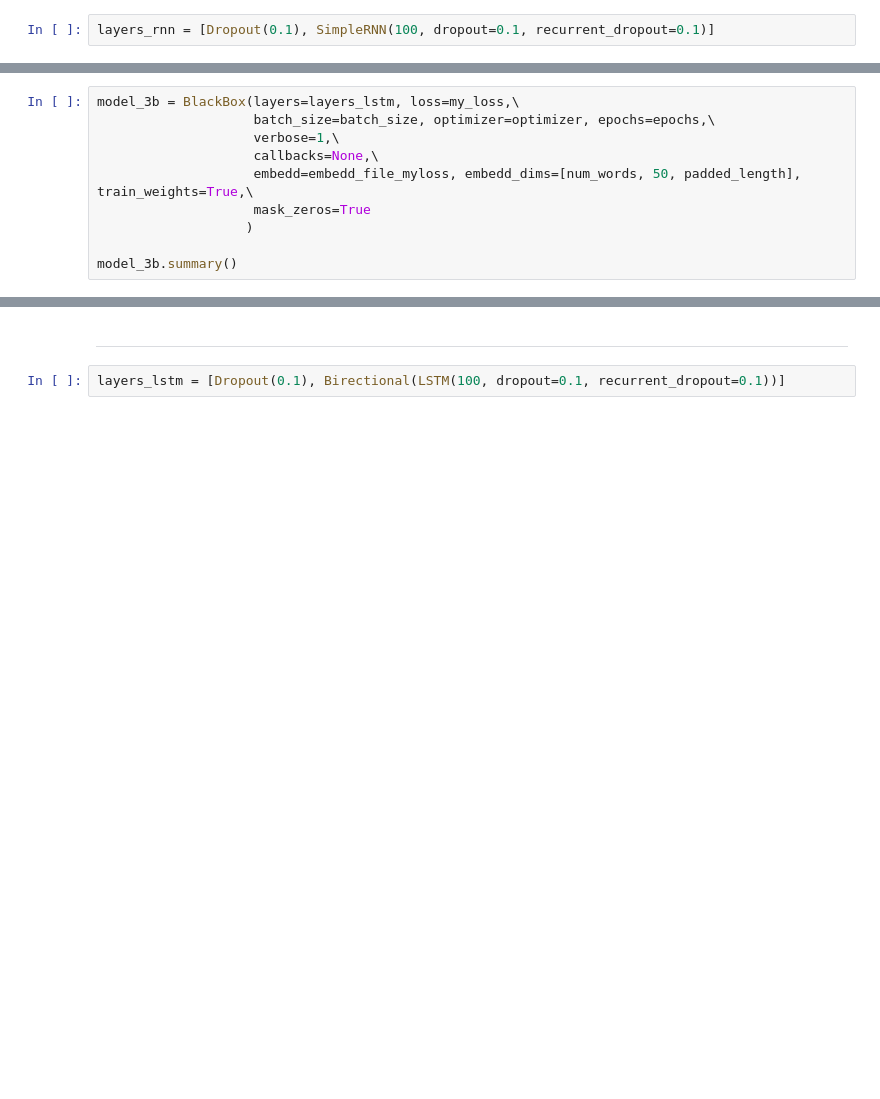
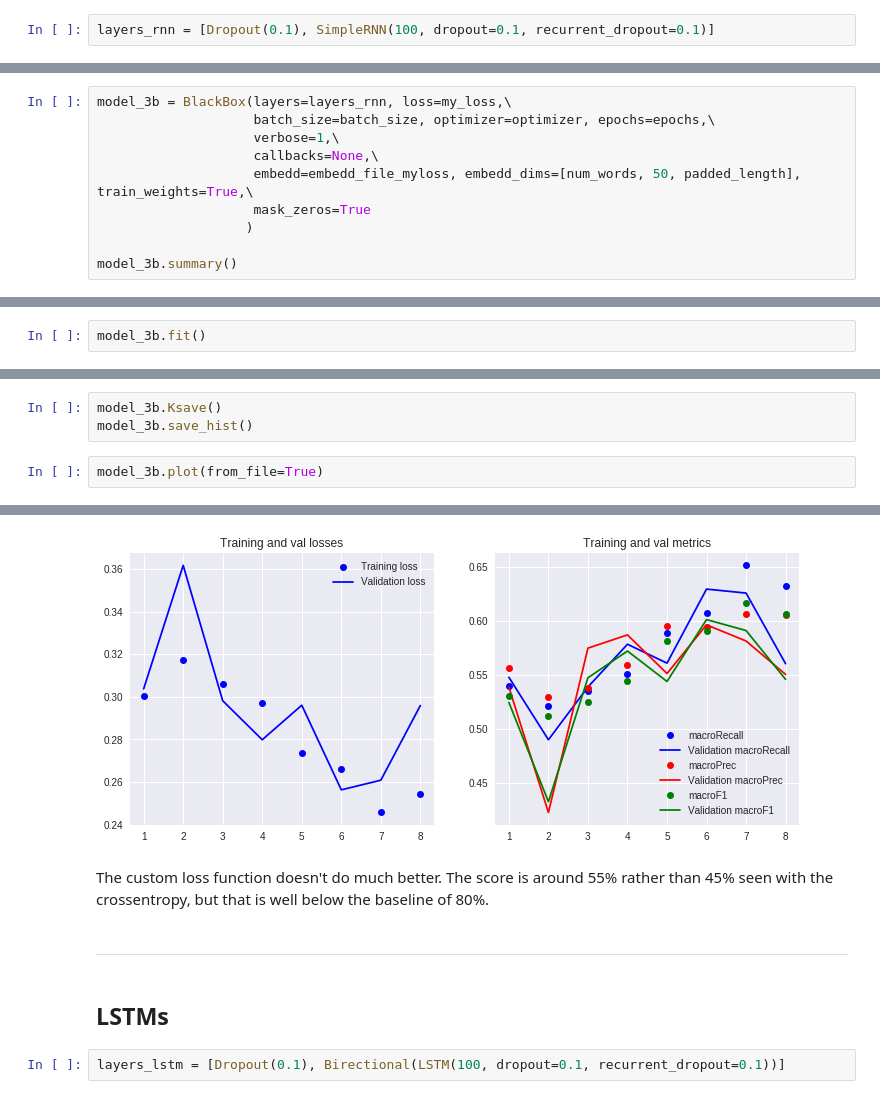
Before and after one commit to olszewskip/ArXiv_Classifier, a Jupyter notebook: keras_four_architectures.ipynb, the cells around one changed output, grey strips where cells are left out. Cells and saved outputs as stored; diff of their text form; blank space fills up the shorter version.

Commit message:
After RNNs No better

```diff
--- a/keras_four_architectures.ipynb
+++ b/keras_four_architectures.ipynb
@@ -623,5 +659,5 @@ model_3a.fit()
 # %%
-model_3b = BlackBox(layers=layers_lstm, loss=my_loss,\
+model_3b = BlackBox(layers=layers_rnn, loss=my_loss,\
                     batch_size=batch_size, optimizer=optimizer, epochs=epochs,\
                     verbose=1,\
                     callbacks=None,\
@@ -632,0 +686,2 @@ model_3b.summary()
+# %%
+model_3b.fit()
@@ -632,0 +708,6 @@ model_3b.summary()
+# %%
+model_3b.Ksave()
+model_3b.save_hist()
+# %%
+model_3b.plot(from_file=True)
+# %% [output]
@@ -633,5 +715,10 @@ model_3b.summary()
+[figure, added]
+# %% [markdown]
+The custom loss function doesn't do much better. The score is around 55% rather than 45% seen with the crossentropy, but that is well below the baseline of 80%.
 # %% [markdown]
 ---
+# %% [markdown]
+## LSTMs
 # %%
 layers_lstm = [Dropout(0.1), Birectional(LSTM(100, dropout=0.1, recurrent_dropout=0.1))]
 # %%
```
Also changed, not shown: parts of 12 cells of this notebook.
